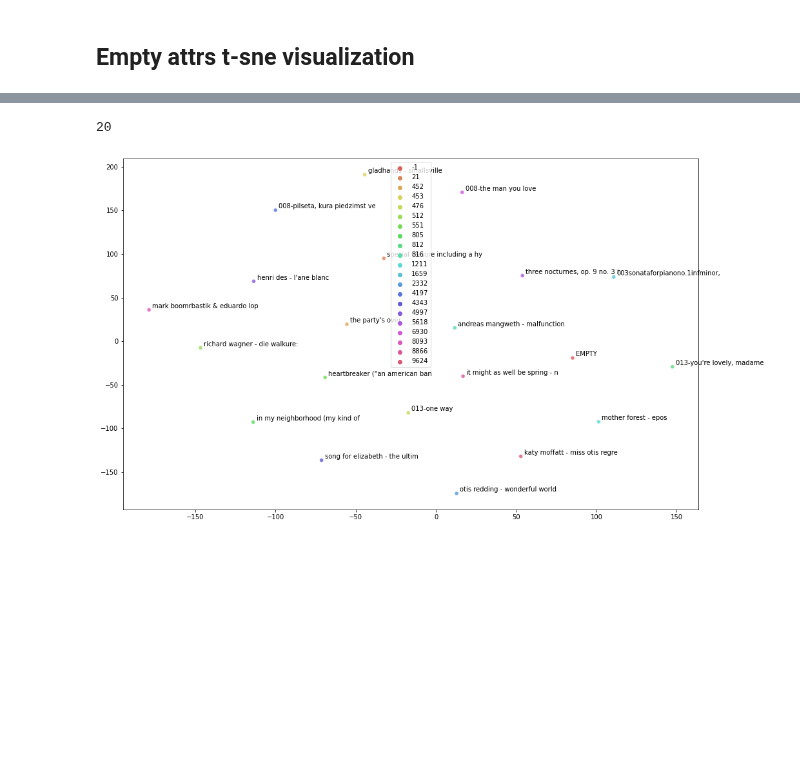
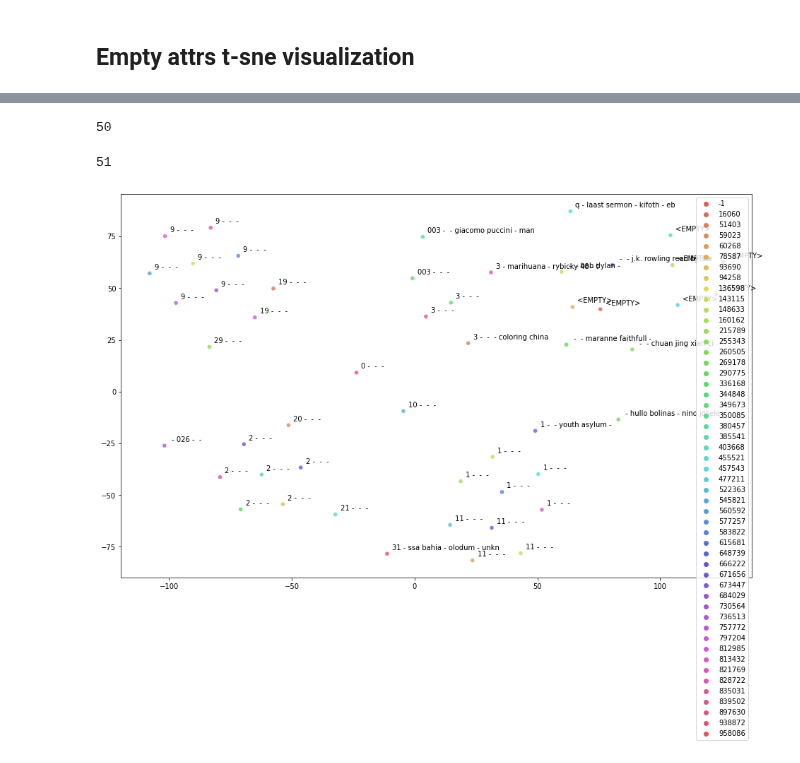
Before and after one commit to vintasoftware/entity-embed, a Jupyter notebook: notebooks/research-diary/2021-03-12-empty-str-similarity.ipynb, the cells around one changed output, grey strips where cells are left out. Cells and saved outputs as stored; diff of their text form; code cells hidden in the pictures; blank space fills up the shorter version.

Commit message:
Use large 2kk dataset in 2021-03-12-empty-str-similarity.ipynb

```diff
--- a/notebooks/research-diary/2021-03-12-empty-str-similarity.ipynb
+++ b/notebooks/research-diary/2021-03-12-empty-str-similarity.ipynb
@@ -654,0 +652,19 @@ e_vis_cluster_dict[-1] = [-1]
+# %%
+import os
+
+large_dataset_filepath = f'{os.environ["HOME"]}/Downloads/musicbrainz-2000-A01.csv.dapo'
+
+large_row_dict = {}
+cluster_attr = 'CID'
+
+with open(large_dataset_filepath, newline='') as f:
+    for current_row_id, row in enumerate(csv.DictReader(f)):
+        row['id'] = current_row_id
+        row[cluster_attr] = int(row[cluster_attr])  # convert cluster_attr to int
+        large_row_dict[current_row_id] = row
+# %%
+for attr in attr_list:
+    attr_info = row_numericalizer.attr_info_dict[attr]
+
+    for row in large_row_dict.values():
+        row[attr] = clean_str(row[attr])[:attr_info.max_str_len]
@@ -658,37 +688,46 @@ empty_row = {attr: "" for attr in attr_list}
 # %%
-[empty_neighbors] = ann_index.approx_knn_index.batch_search_by_vectors(
+e_ann_k = 50
+
+[empty_neighbors] = large_ann_index.approx_knn_index.batch_search_by_vectors(
     vs=[empty_x],
-    k=ann_k * 10,
+    k=e_ann_k,
     include_distances=True,
 )
 empty_neighbors = [id_ for id_, dis in empty_neighbors if dis <= (1 - sim_threshold)]
 len(empty_neighbors)
 # %% [output]
-20
+50
 # %%
-e_row_dict = {**{-1: empty_row}, **{id_: row_dict[id_] for id_ in empty_neighbors}}
+e_row_dict = {**{-1: empty_row}, **{id_: large_row_dict[id_] for id_ in empty_neighbors}}
 e_vis_x = np.stack(list(model.predict(row_dict=e_row_dict, batch_size=row_batch_size).values()))
-e_vis_y = np.array([-1] + [row_dict[id_][cluster_attr] for id_ in empty_neighbors])
+e_vis_y = np.array([-1] + [large_row_dict[id_][cluster_attr] for id_ in empty_neighbors])
 # %%
 e_tnse = TSNE(metric='cosine', perplexity=15, random_state=random_seed)
 e_tsne_results = tnse.fit_transform(e_vis_x)
+# %%
+len(e_row_dict.keys())
+# %% [output]
+51
 # %%
 %matplotlib inline
 plt.figure(figsize=(16,10))
 ax = sns.scatterplot(
     x=e_tsne_results[:,0],
     y=e_tsne_results[:,1],
     hue=e_vis_y,
     palette=sns.color_palette("hls", len(set(e_vis_y))),
     legend="full",
     alpha=0.8
 )
 for id_, (x, y) in zip(e_row_dict.keys(), e_tsne_results):
-    if id_ == -1:
-        text = "EMPTY"
+    if id_ != -1:
+        row = large_row_dict[id_]
     else:
-        text = row_dict[id_]['title'][:30]
+        row = empty_row
+    text = f"{row['number']} - {row['title']} - {row['artist']} - {row['album']}"[:30]
+    if text.replace('-', '').strip() == "":
+        text = "<EMPTY>"
     ax.text(x + 2, y + 2, text)
 # %% [output]
-[figure, old version]
+[figure, new version]
 # %%
```
Also changed, not shown: parts of 20 cells of this notebook.
